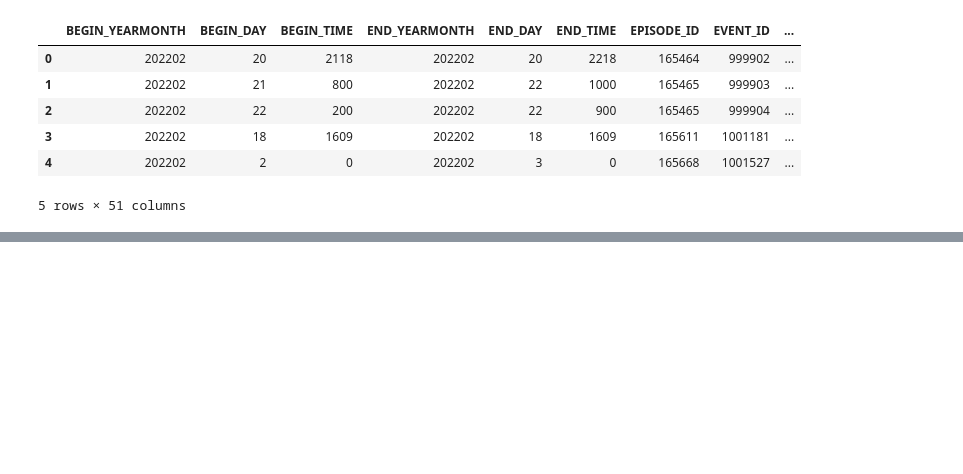
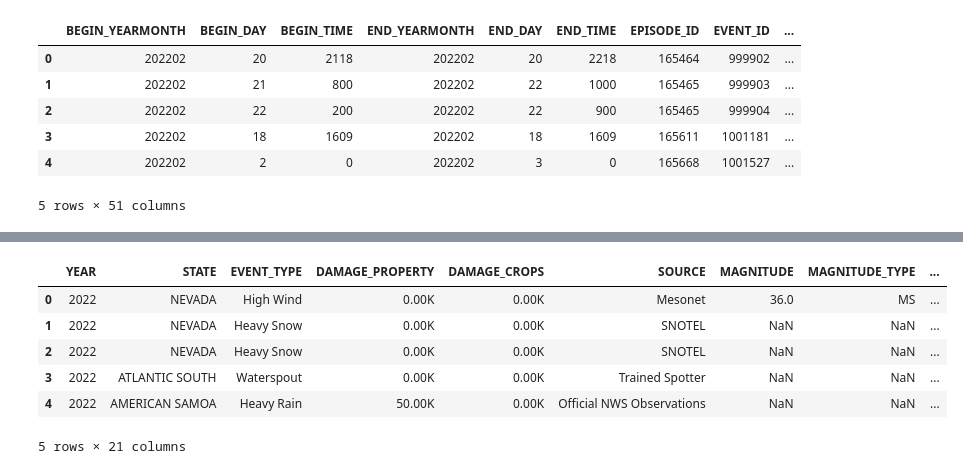
Before and after one commit to elizabethmorgan26/team1, a Jupyter notebook: mergestorm.ipynb, the cells around one changed output, grey strips where cells are left out. Drawn from its saved outputs; the diff is of its cells as text; code cells hidden in the pictures; blank space fills up the shorter version.

```diff
--- a/mergestorm.ipynb
+++ b/mergestorm.ipynb
@@ -5,8 +5,9 @@ import pandas as pd
 import numpy as np
 from scipy.stats import linregress
 # %%
+#merging all the datasets into one
 mergestorm_df = pd.concat(
-    map(pd.read_csv, ["resources/stormevents_2022.csv", "resources/stormevents_2018.csv","resources/stormevents_2019.csv","resources/stormevents_2020.csv","resources/stormevents_2021.csv"]), ignore_index=True)
+    map(pd.read_csv, ["resources/stormevents_2022.csv", "resources/stormevents_2021.csv","resources/stormevents_2020.csv","resources/stormevents_2019.csv","resources/stormevents_2018.csv", "resources/stormevents_2017.csv", "resources/stormevents_2016.csv", "resources/stormevents_2015.csv", "resources/stormevents_2014.csv", "resources/stormevents_2013.csv", "resources/stormevents_2012.csv", "resources/stormevents_2011.csv", "resources/stormevents_2010.csv", "resources/stormevents_2009.csv", "resources/stormevents_2008.csv"]), ignore_index=True)
 mergestorm_df.head()
 # %% [output]
 |  | BEGIN_YEARMONTH | BEGIN_DAY | BEGIN_TIME | END_YEARMONTH | END_DAY | END_TIME | EPISODE_ID | EVENT_ID | ... |
@@ -16,3 +17,9 @@ mergestorm_df.head()
 | 3 | 202202 | 18 | 1609 | 202202 | 18 | 1609 | 165611 | 1001181 | ... |
 | 4 | 202202 | 2 | 0 | 202202 | 3 | 0 | 165668 | 1001527 | ... |
 5 rows × 51 columns
+# %%
+# Create a DataFrame with selected columns
+clean_mergestorm_df = mergestorm_df[["YEAR", "STATE", "EVENT_TYPE",
+                              "INJURIES_DIRECT", "INJURIES_INDIRECT",
+                              "DEATHS_DIRECT", "DEATHS_INDIRECT","DAMAGE_PROPERTY","DAMAGE_CROPS", "SOURCE", "MAGNITUDE", "MAGNITUDE_TYPE", "TOR_F_SCALE", "TOR_LENGTH", "TOR_WIDTH", "TOR_OTHER_CZ_STATE", "BEGIN_LOCATION", "BEGIN_LAT", "BEGIN_LON", "END_LAT", "END_LON", "EPISODE_ID", "EVENT_ID",]]
+clean_mergestorm_df.head()
@@ -118,0 +151,11 @@ Name: count, dtype: int64
+# %%
+drop_merged_df = clean_mergestorm_df.drop(columns=["INJURIES_DIRECT", "INJURIES_INDIRECT","DEATHS_DIRECT", "DEATHS_INDIRECT"])
+drop_merged_df.head()
+# %% [output]
+|  | YEAR | STATE | EVENT_TYPE | DAMAGE_PROPERTY | DAMAGE_CROPS | SOURCE | MAGNITUDE | MAGNITUDE_TYPE | ... |
+| 0 | 2022 | NEVADA | High Wind | 0.00K | 0.00K | Mesonet | 36.0 | MS | ... |
+| 1 | 2022 | NEVADA | Heavy Snow | 0.00K | 0.00K | SNOTEL | NaN | NaN | ... |
+| 2 | 2022 | NEVADA | Heavy Snow | 0.00K | 0.00K | SNOTEL | NaN | NaN | ... |
+| 3 | 2022 | ATLANTIC SOUTH | Waterspout | 0.00K | 0.00K | Trained Spotter | NaN | NaN | ... |
+| 4 | 2022 | AMERICAN SAMOA | Heavy Rain | 50.00K | 0.00K | Official NWS Observations | NaN | NaN | ... |
+5 rows × 21 columns
```
Also changed, not shown: parts of 19 cells of this notebook, 1 other file.
